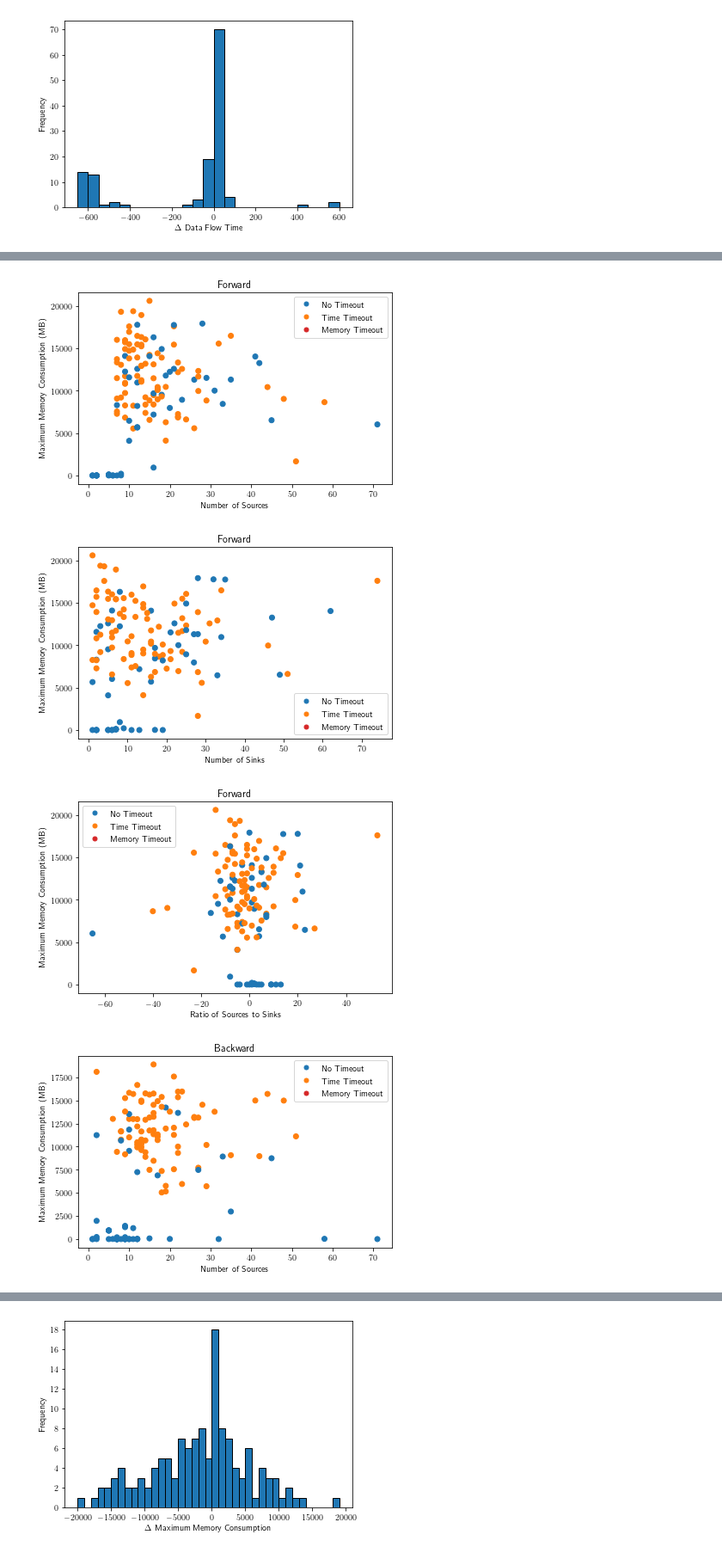
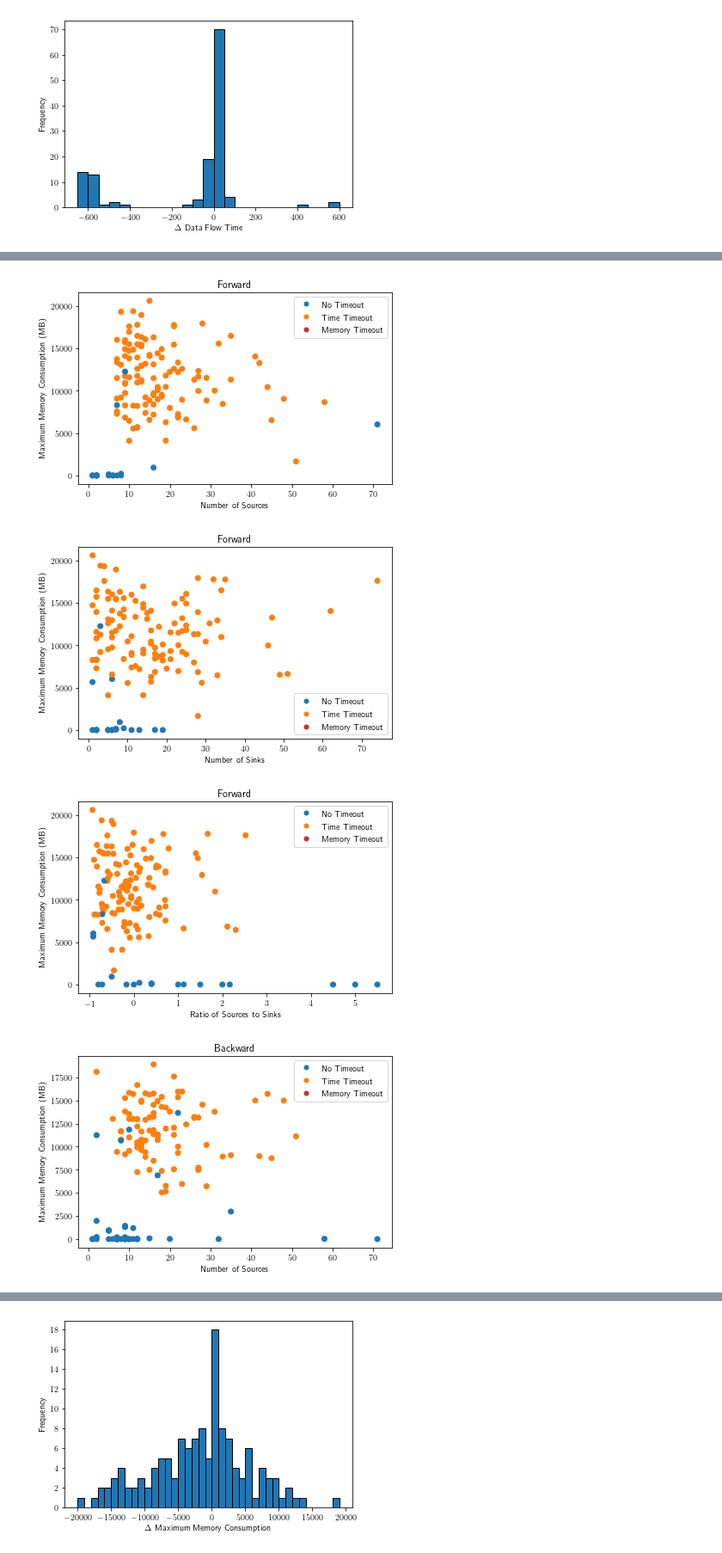
Before and after one commit to t1mlange/bachelor-thesis, a Jupyter notebook: scripts/RealWorld.ipynb, the cells around one changed output, grey strips where cells are left out. Shown at 86% size. Cells and saved outputs as stored; diff of their text form; code cells hidden in the pictures.

```diff
--- a/scripts/RealWorld.ipynb
+++ b/scripts/RealWorld.ipynb
@@ -116,7 +116,7 @@ class TimeRun:
         self.absCountInfoflow = absCountInfoflow
         self.absCountAlias = absCountAlias
         self.memoryTimeout = terminationState == 2
-        self.timeTimeout = terminationState == 1 and dataflowTime > 599
+        self.timeTimeout = terminationState == 1 and dataflowTime > 590
         self.noTimeout = not self.memoryTimeout and not self.timeTimeout
         self.runID = runID
         self.avgMemInfo = avgMemInfo
@@ -823,7 +825,7 @@ for name, app in apps.items():
             xsources.append(app.sources)
             xsinks.append(app.sinks)
             xstmts.append(app.statements)
-            xratio.append(app.sinks - app.sources)
+            xratio.append((app.sinks - app.sources) / app.sources)
             xclasses.append(app.classes)
             xmethods.append(app.methods)
             xcg.append(app.cgsize)
@@ -946,34 +948,34 @@ plt.figure()
 plt.scatter(xcg, databw, c=cbw)
 plt.xlabel("Callgraph Size")
 plt.ylabel("Maximum Memory Consumption (MB)")
 plt.title("Backward")
 plt.legend(handles=handles)
 plt.tight_layout()
 plt.savefig(FIG_PATH + "bw_maxmem-cg.pgf")
 
 edgeMax = np.max(xedgesbw)
 scale = np.arange(0, (round(edgeMax/10**7)+1) * 10**7, 10**7)
 plt.figure()
 plt.scatter(xedgesfw, datafw, c=cfw)
 plt.xticks(scale)
 plt.xlabel("Edge Count")
 plt.ylabel("Maximum Memory Consumption (MB)")
 plt.title("Forward")
 plt.legend(handles=handles)
 plt.tight_layout()
 plt.savefig(FIG_PATH + "fw_maxmem-edges.pgf")
 
 plt.figure()
 plt.scatter(xedgesbw, databw, c=cbw)
 plt.xticks(scale)
 plt.xlabel("Edge Count")
 plt.ylabel("Maximum Memory Consumption (MB)")
 plt.title("Backward")
 plt.legend(handles=handles)
 plt.tight_layout()
 plt.savefig(FIG_PATH + "bw_maxmem-edges.pgf")
 # %% [output]
-[figure, old version]
+[figure, new version]
-[figure, old version]
+[figure, new version]
-[figure, old version]
+[figure, new version]
-[figure, old version]
+[figure, new version]
```
Also changed, not shown: parts of 6 cells of this notebook, 49 other files.
